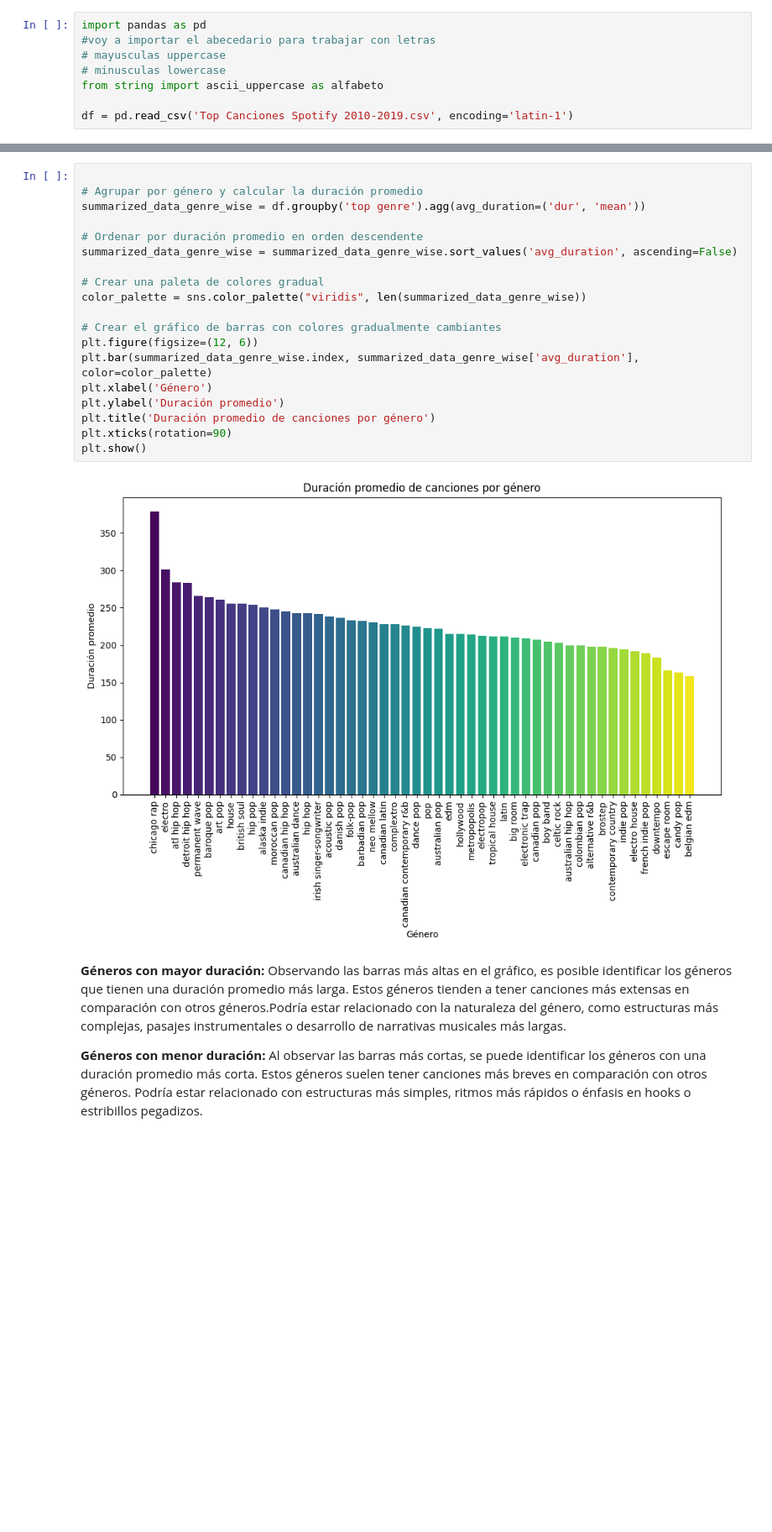
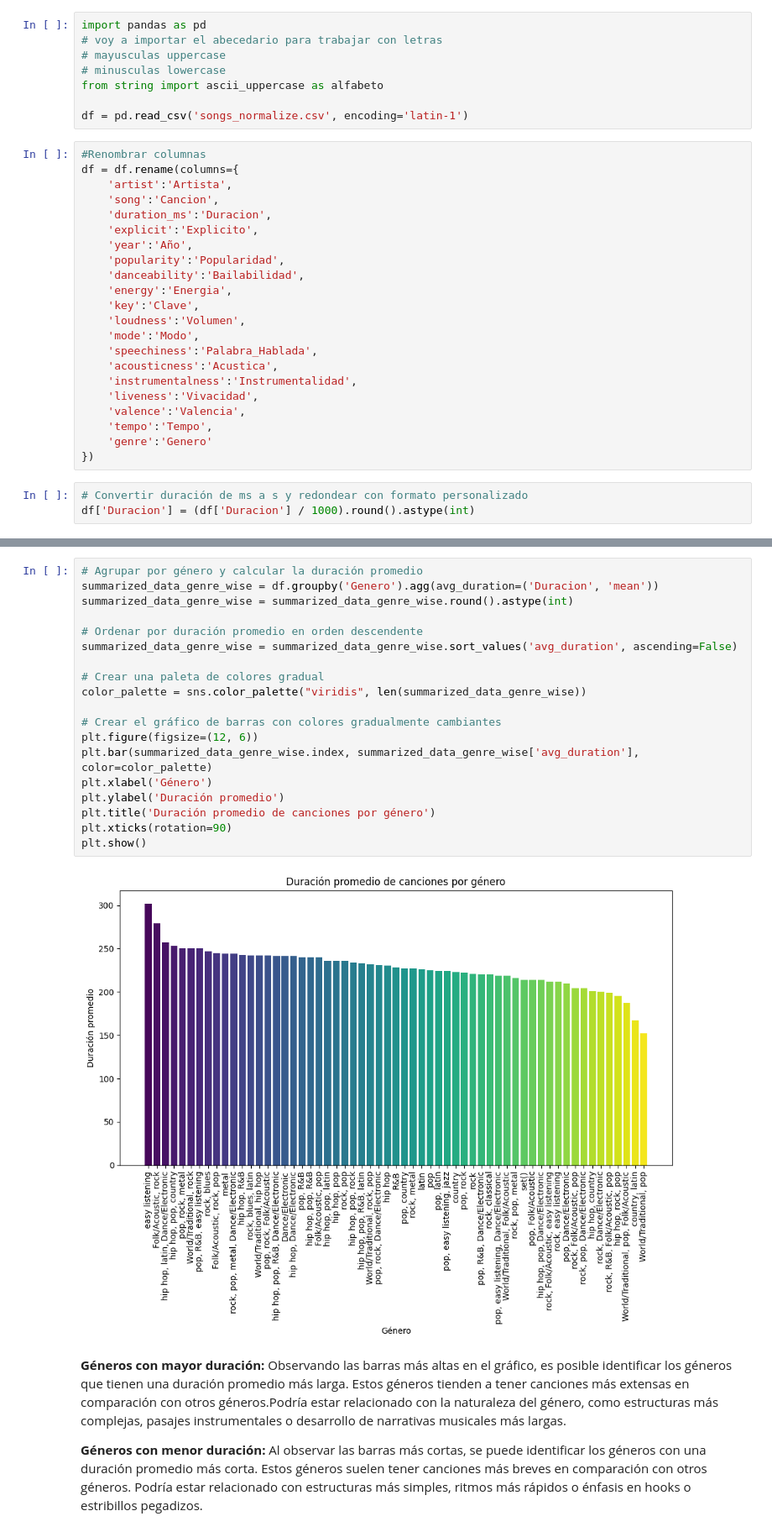
Before and after one commit to MarceloGustavoCordoba/Proyecto2023GrupoCCCC, a Jupyter notebook: CarlaContreras.ipynb, the cells around one changed output, grey strips where cells are left out. Shown: that part at 84% size. Drawn from its saved outputs; the diff is of its cells as text; blank space fills up the shorter version.

```diff
--- a/CarlaContreras.ipynb
+++ b/CarlaContreras.ipynb
@@ -9,11 +7,36 @@ Matplotlib is building the font cache; this may take a moment.
 # %%
 import pandas as pd
-#voy a importar el abecedario para trabajar con letras
+# voy a importar el abecedario para trabajar con letras
 # mayusculas uppercase
 # minusculas lowercase
 from string import ascii_uppercase as alfabeto
 
-df = pd.read_csv('Top Canciones Spotify 2010-2019.csv', encoding='latin-1')
+df = pd.read_csv('songs_normalize.csv', encoding='latin-1')
+# %%
+#Renombrar columnas
+df = df.rename(columns={
+    'artist':'Artista',
+    'song':'Cancion',
+    'duration_ms':'Duracion',
+    'explicit':'Explicito',
+    'year':'Año',
+    'popularity':'Popularidad',
+    'danceability':'Bailabilidad',
+    'energy':'Energia',
+    'key':'Clave',
+    'loudness':'Volumen',
+    'mode':'Modo',
+    'speechiness':'Palabra_Hablada',
+    'acousticness':'Acustica',
+    'instrumentalness':'Instrumentalidad',
+    'liveness':'Vivacidad',
+    'valence':'Valencia',
+    'tempo':'Tempo',
+    'genre':'Genero'
+})
+# %%
+# Convertir duración de ms a s y redondear con formato personalizado
+df['Duracion'] = (df['Duracion'] / 1000).round().astype(int)
 # %%
 # Agrupar por género y calcular la duración promedio
 
@@ -45,24 +70,24 @@ belgian edm                  158.500000
 # %%
-
 # Agrupar por género y calcular la duración promedio
-summarized_data_genre_wise = df.groupby('top genre').agg(avg_duration=('dur', 'mean'))
+summarized_data_genre_wise = df.groupby('Genero').agg(avg_duration=('Duracion', 'mean'))
+summarized_data_genre_wise = summarized_data_genre_wise.round().astype(int)
 
 # Ordenar por duración promedio en orden descendente
 summarized_data_genre_wise = summarized_data_genre_wise.sort_values('avg_duration', ascending=False)
 
 # Crear una paleta de colores gradual
 color_palette = sns.color_palette("viridis", len(summarized_data_genre_wise))
 
 # Crear el gráfico de barras con colores gradualmente cambiantes
 plt.figure(figsize=(12, 6))
 plt.bar(summarized_data_genre_wise.index, summarized_data_genre_wise['avg_duration'], color=color_palette)
 plt.xlabel('Género')
 plt.ylabel('Duración promedio')
 plt.title('Duración promedio de canciones por género')
 plt.xticks(rotation=90)
 plt.show()
 # %% [output]
-[figure, old version]
+[figure, new version]
 # %% [markdown]
 **Géneros con mayor duración:** Observando las barras más altas en el gráfico, es posible identificar los géneros que tienen una duración promedio más larga. Estos géneros tienden a tener canciones más extensas en comparación con otros géneros.Podría estar relacionado con la naturaleza del género, como estructuras más complejas, pasajes instrumentales o desarrollo de narrativas musicales más largas.
 
```
Also changed, not shown: parts of 8 cells of this notebook.
